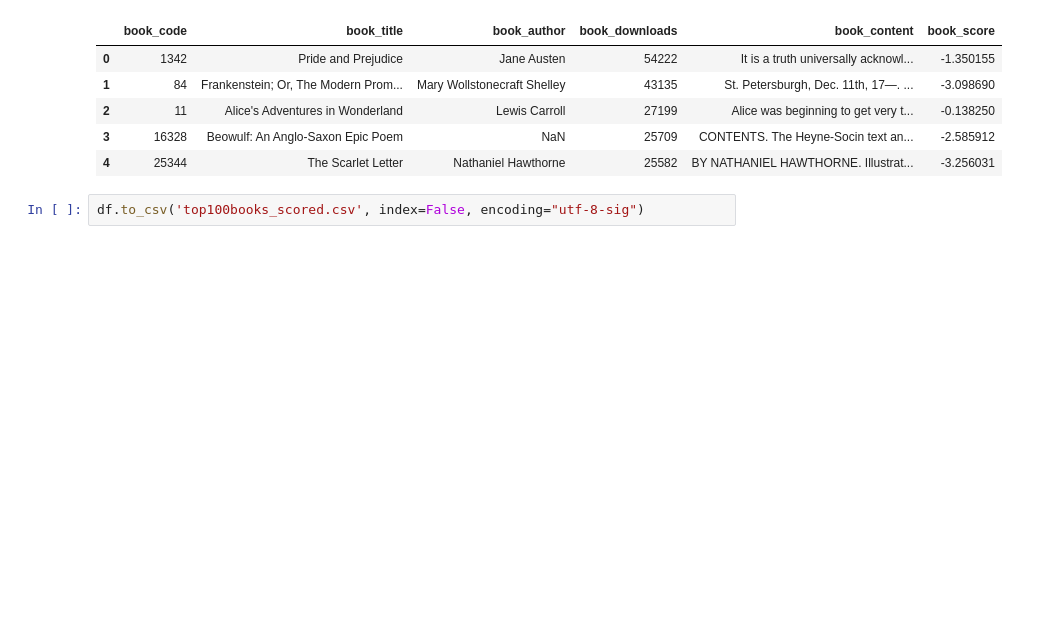
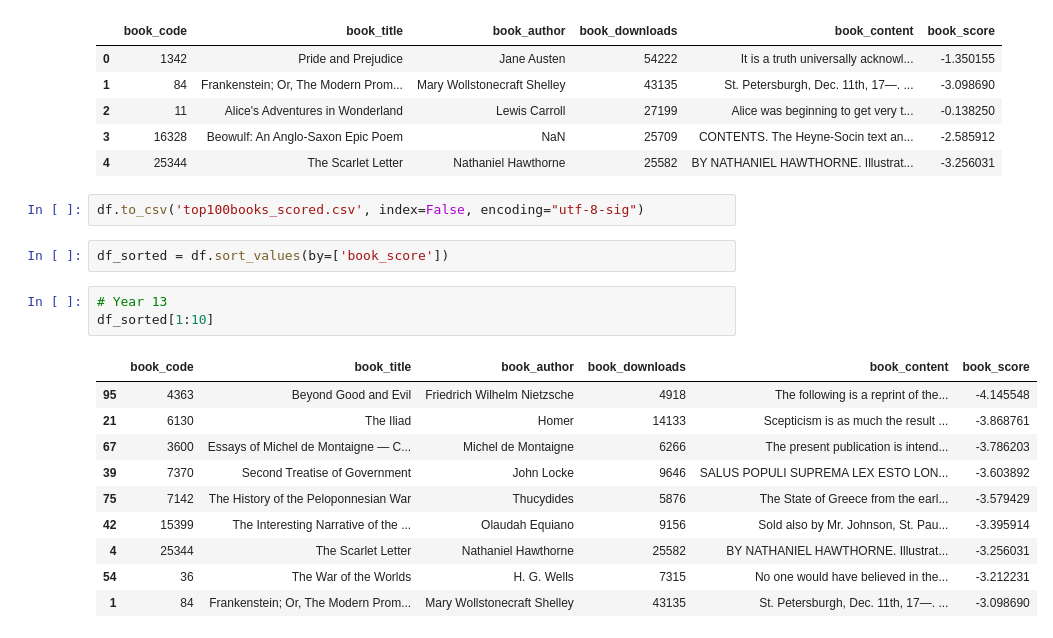
Before and after one commit to Caaarlogan/MSA2021Phase2DataScience, a Jupyter notebook: Top 100 Books Evaluation.ipynb, the cells around one changed output. Saved outputs shown, nothing was run; the diff lists cells and outputs as text; blank space fills up the shorter version.

```diff
--- a/Top 100 Books Evaluation.ipynb
+++ b/Top 100 Books Evaluation.ipynb
@@ -88,3 +88,19 @@ df.head()
 | 4 | 25344 | The Scarlet Letter | Nathaniel Hawthorne | 25582 | BY NATHANIEL HAWTHORNE. Illustrat... | -3.256031 |
 # %%
 df.to_csv('top100books_scored.csv', index=False, encoding="utf-8-sig")
+# %%
+df_sorted = df.sort_values(by=['book_score'])
+# %%
+# Year 13
+df_sorted[1:10]
+# %% [output]
+|  | book_code | book_title | book_author | book_downloads | book_content | book_score |
+| 95 | 4363 | Beyond Good and Evil | Friedrich Wilhelm Nietzsche | 4918 | The following is a reprint of the... | -4.145548 |
+| 21 | 6130 | The Iliad | Homer | 14133 | Scepticism is as much the result ... | -3.868761 |
+| 67 | 3600 | Essays of Michel de Montaigne — C... | Michel de Montaigne | 6266 | The present publication is intend... | -3.786203 |
+| 39 | 7370 | Second Treatise of Government | John Locke | 9646 | SALUS POPULI SUPREMA LEX ESTO LON... | -3.603892 |
+| 75 | 7142 | The History of the Peloponnesian War | Thucydides | 5876 | The State of Greece from the earl... | -3.579429 |
+| 42 | 15399 | The Interesting Narrative of the ... | Olaudah Equiano | 9156 | Sold also by Mr. Johnson, St. Pau... | -3.395914 |
+| 4 | 25344 | The Scarlet Letter | Nathaniel Hawthorne | 25582 | BY NATHANIEL HAWTHORNE. Illustrat... | -3.256031 |
+| 54 | 36 | The War of the Worlds | H. G. Wells | 7315 | No one would have believed in the... | -3.212231 |
+| 1 | 84 | Frankenstein; Or, The Modern Prom... | Mary Wollstonecraft Shelley | 43135 | St. Petersburgh, Dec. 11th, 17—. ... | -3.098690 |
```
Also changed, not shown: parts of 4 cells of this notebook, 1 other file.
